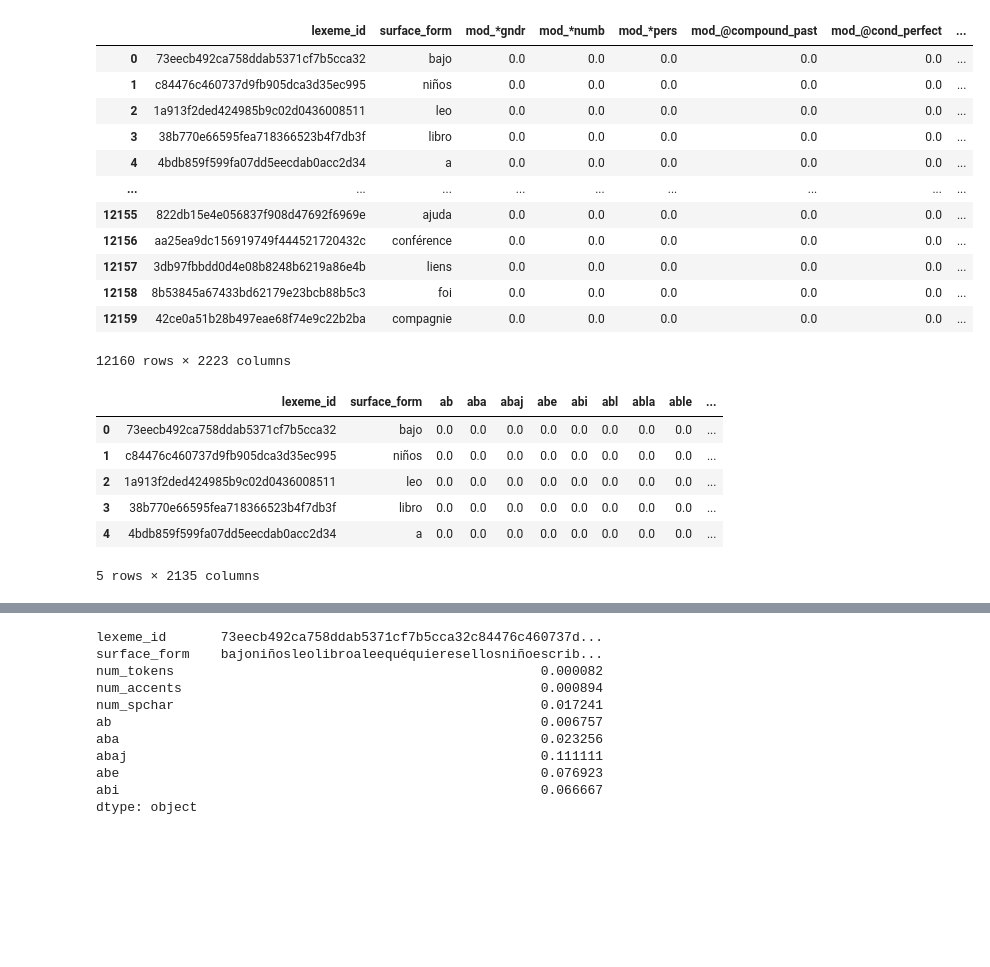
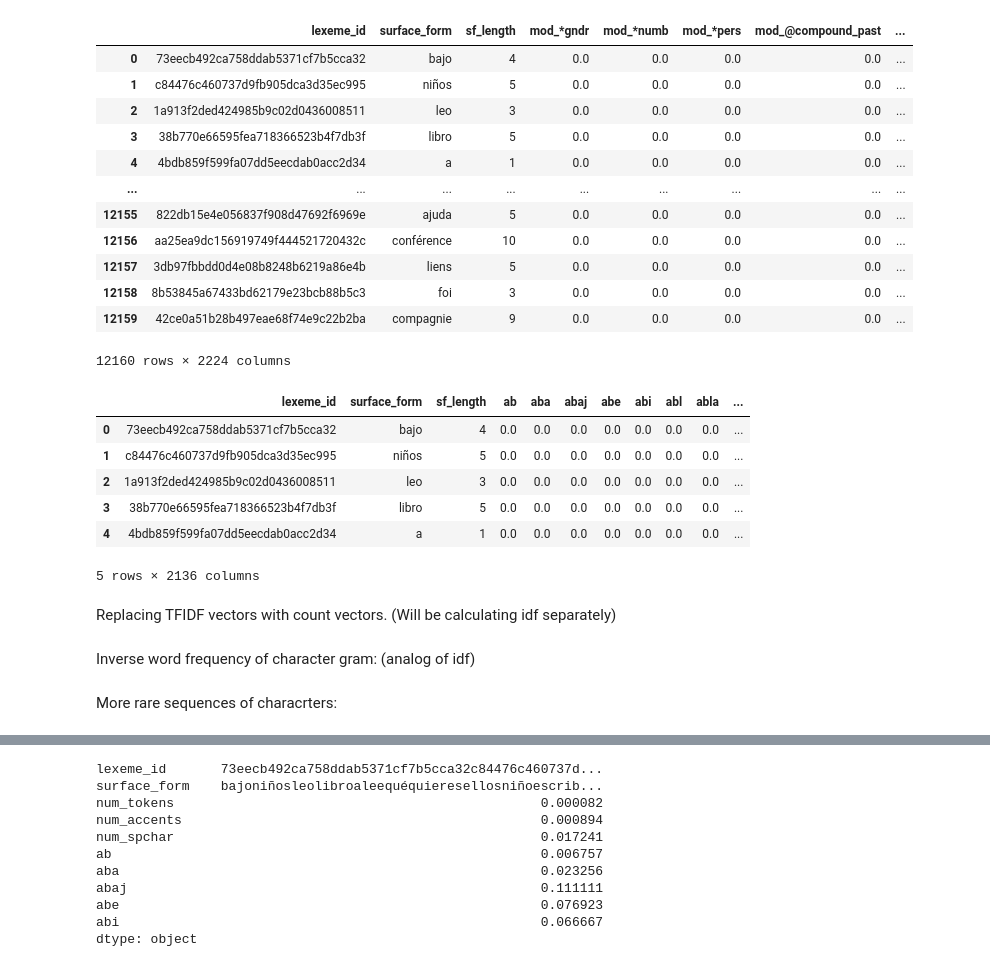
Before and after one commit to rts1988/Duolingo_spaced_repetition, a Jupyter notebook: Duolingo_lexemes_charIDF.ipynb, the cells around one changed output, grey strips where cells are left out. Saved outputs shown, nothing was run; the diff lists cells and outputs as text; code cells hidden in the pictures; blank space fills up the shorter version.

```diff
--- a/Duolingo_lexemes_charIDF.ipynb
+++ b/Duolingo_lexemes_charIDF.ipynb
@@ -27,22 +27,22 @@ Drive already mounted at /content/drive; to attempt to forcibly remount, call dr
 # %%
 q1lexemes = decompress_pickle(path_name+"q1_lexeme_features.pbz2")
 # %%
-q1lexemes_chgrams = q1lexemes.drop(['index','learning_language','lexeme_string','lemma_form','pos','modstrings','sf_length'],axis=1)
+q1lexemes_chgrams = q1lexemes.drop(['index','learning_language','lexeme_string','lemma_form','pos','modstrings'],axis=1)
 q1lexemes_chgrams
 # %% [output]
-|  | lexeme_id | surface_form | mod_*gndr | mod_*numb | mod_*pers | mod_@compound_past | mod_@cond_perfect | ... |
-| 0 | 73eecb492ca758ddab5371cf7b5cca32 | bajo | 0.0 | 0.0 | 0.0 | 0.0 | 0.0 | ... |
-| 1 | c84476c460737d9fb905dca3d35ec995 | niños | 0.0 | 0.0 | 0.0 | 0.0 | 0.0 | ... |
-| 2 | 1a913f2ded424985b9c02d0436008511 | leo | 0.0 | 0.0 | 0.0 | 0.0 | 0.0 | ... |
-| 3 | 38b770e66595fea718366523b4f7db3f | libro | 0.0 | 0.0 | 0.0 | 0.0 | 0.0 | ... |
-| 4 | 4bdb859f599fa07dd5eecdab0acc2d34 | a | 0.0 | 0.0 | 0.0 | 0.0 | 0.0 | ... |
+|  | lexeme_id | surface_form | sf_length | mod_*gndr | mod_*numb | mod_*pers | mod_@compound_past | ... |
+| 0 | 73eecb492ca758ddab5371cf7b5cca32 | bajo | 4 | 0.0 | 0.0 | 0.0 | 0.0 | ... |
+| 1 | c84476c460737d9fb905dca3d35ec995 | niños | 5 | 0.0 | 0.0 | 0.0 | 0.0 | ... |
+| 2 | 1a913f2ded424985b9c02d0436008511 | leo | 3 | 0.0 | 0.0 | 0.0 | 0.0 | ... |
+| 3 | 38b770e66595fea718366523b4f7db3f | libro | 5 | 0.0 | 0.0 | 0.0 | 0.0 | ... |
+| 4 | 4bdb859f599fa07dd5eecdab0acc2d34 | a | 1 | 0.0 | 0.0 | 0.0 | 0.0 | ... |
 | ... | ... | ... | ... | ... | ... | ... | ... | ... |
-| 12155 | 822db15e4e056837f908d47692f6969e | ajuda | 0.0 | 0.0 | 0.0 | 0.0 | 0.0 | ... |
-| 12156 | aa25ea9dc156919749f444521720432c | conférence | 0.0 | 0.0 | 0.0 | 0.0 | 0.0 | ... |
-| 12157 | 3db97fbbdd0d4e08b8248b6219a86e4b | liens | 0.0 | 0.0 | 0.0 | 0.0 | 0.0 | ... |
-| 12158 | 8b53845a67433bd62179e23bcb88b5c3 | foi | 0.0 | 0.0 | 0.0 | 0.0 | 0.0 | ... |
-| 12159 | 42ce0a51b28b497eae68f74e9c22b2ba | compagnie | 0.0 | 0.0 | 0.0 | 0.0 | 0.0 | ... |
+| 12155 | 822db15e4e056837f908d47692f6969e | ajuda | 5 | 0.0 | 0.0 | 0.0 | 0.0 | ... |
+| 12156 | aa25ea9dc156919749f444521720432c | conférence | 10 | 0.0 | 0.0 | 0.0 | 0.0 | ... |
+| 12157 | 3db97fbbdd0d4e08b8248b6219a86e4b | liens | 5 | 0.0 | 0.0 | 0.0 | 0.0 | ... |
+| 12158 | 8b53845a67433bd62179e23bcb88b5c3 | foi | 3 | 0.0 | 0.0 | 0.0 | 0.0 | ... |
+| 12159 | 42ce0a51b28b497eae68f74e9c22b2ba | compagnie | 9 | 0.0 | 0.0 | 0.0 | 0.0 | ... |
-12160 rows × 2223 columns
+12160 rows × 2224 columns
 # %%
 q1lexemes_chgrams = q1lexemes_chgrams.drop([col for col in q1lexemes_chgrams.columns if col.startswith('mod_')],axis=1)
 # %%
@@ -50,10 +50,12 @@ q1lexemes_chgrams =q1lexemes_chgrams.drop(['num_tokens','num_accents','num_spcha
 # %%
 q1lexemes_chgrams.head()
 # %% [output]
-|  | lexeme_id | surface_form | ab | aba | abaj | abe | abi | abl | abla | able | ... |
-| 0 | 73eecb492ca758ddab5371cf7b5cca32 | bajo | 0.0 | 0.0 | 0.0 | 0.0 | 0.0 | 0.0 | 0.0 | 0.0 | ... |
-| 1 | c84476c460737d9fb905dca3d35ec995 | niños | 0.0 | 0.0 | 0.0 | 0.0 | 0.0 | 0.0 | 0.0 | 0.0 | ... |
-| 2 | 1a913f2ded424985b9c02d0436008511 | leo | 0.0 | 0.0 | 0.0 | 0.0 | 0.0 | 0.0 | 0.0 | 0.0 | ... |
-| 3 | 38b770e66595fea718366523b4f7db3f | libro | 0.0 | 0.0 | 0.0 | 0.0 | 0.0 | 0.0 | 0.0 | 0.0 | ... |
-| 4 | 4bdb859f599fa07dd5eecdab0acc2d34 | a | 0.0 | 0.0 | 0.0 | 0.0 | 0.0 | 0.0 | 0.0 | 0.0 | ... |
+|  | lexeme_id | surface_form | sf_length | ab | aba | abaj | abe | abi | abl | abla | ... |
+| 0 | 73eecb492ca758ddab5371cf7b5cca32 | bajo | 4 | 0.0 | 0.0 | 0.0 | 0.0 | 0.0 | 0.0 | 0.0 | ... |
+| 1 | c84476c460737d9fb905dca3d35ec995 | niños | 5 | 0.0 | 0.0 | 0.0 | 0.0 | 0.0 | 0.0 | 0.0 | ... |
+| 2 | 1a913f2ded424985b9c02d0436008511 | leo | 3 | 0.0 | 0.0 | 0.0 | 0.0 | 0.0 | 0.0 | 0.0 | ... |
+| 3 | 38b770e66595fea718366523b4f7db3f | libro | 5 | 0.0 | 0.0 | 0.0 | 0.0 | 0.0 | 0.0 | 0.0 | ... |
+| 4 | 4bdb859f599fa07dd5eecdab0acc2d34 | a | 1 | 0.0 | 0.0 | 0.0 | 0.0 | 0.0 | 0.0 | 0.0 | ... |
-5 rows × 2135 columns
+5 rows × 2136 columns
+# %% [markdown]
+Replacing TFIDF vectors with count vectors. (Will be calculating idf separately)
@@ -60 +64,3 @@ q1lexemes_chgrams.head()
+# %% [markdown]
+Inverse word frequency of character gram: (analog of idf)
 # %%
@@ -61,0 +68,2 @@ q1lexemes_chgrams['idfsum'] = q1lexemes_chgrams.loc[:,'ab':].sum(axis=1)
+# %% [markdown]
+More rare sequences of characrters:
```
Also changed, not shown: parts of 42 cells of this notebook.
